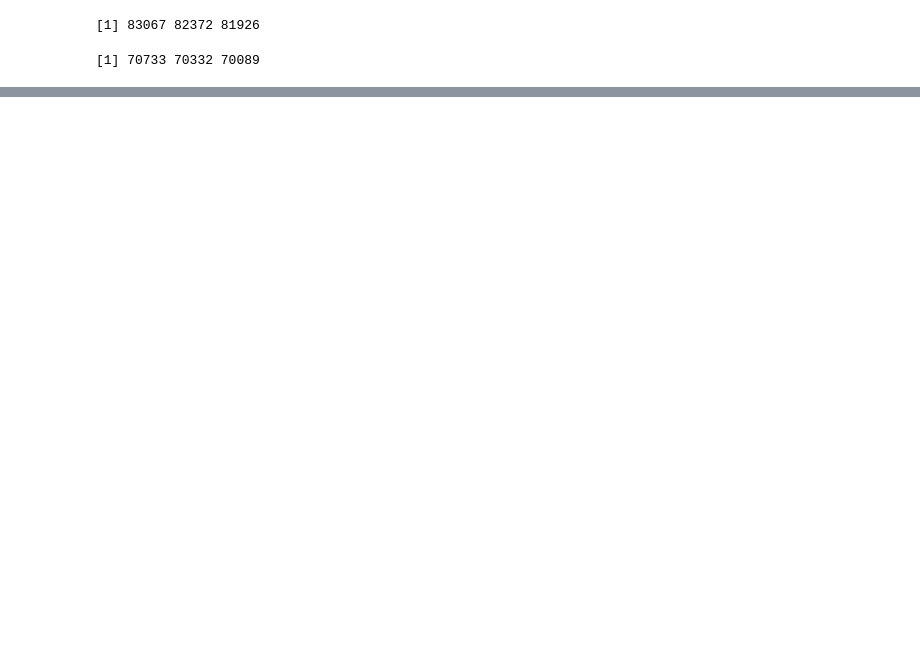
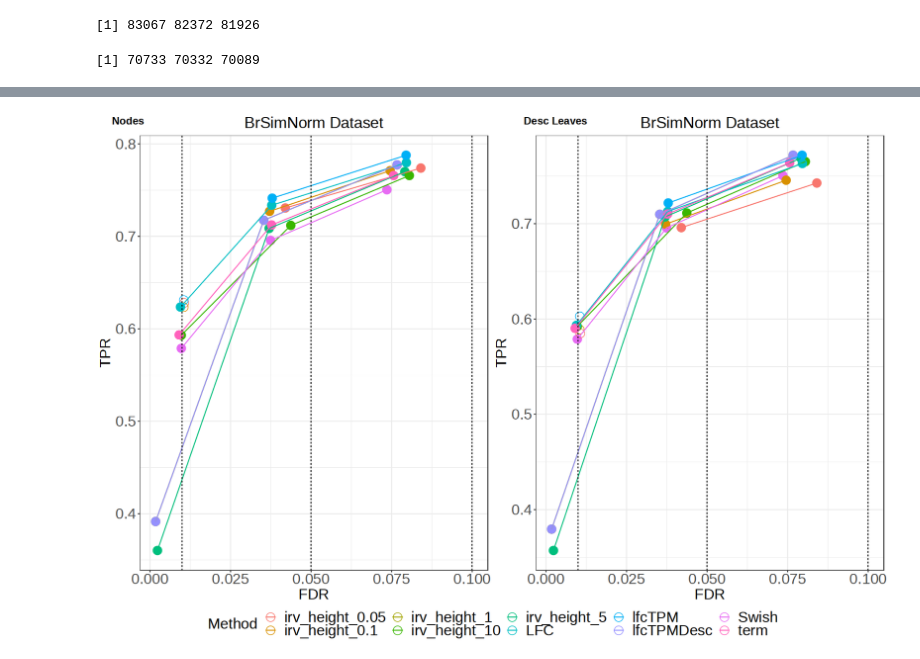
Before and after one commit to NPSDC/treeTerminusScripts, a Jupyter notebook: brain_simulation_nodtu/mode=gc_bias/post_type=gibbs_nrep=100_tf=100/tree_analysis/DE/DE_Cons.ipynb, the cells around one changed output, grey strips where cells are left out. Saved outputs shown, nothing was run; the diff lists cells and outputs as text; code cells hidden in the pictures; blank space fills up the shorter version.

```diff
--- a/brain_simulation_nodtu/mode=gc_bias/post_type=gibbs_nrep=100_tf=100/tree_analysis/DE/DE_Cons.ipynb
+++ b/brain_simulation_nodtu/mode=gc_bias/post_type=gibbs_nrep=100_tf=100/tree_analysis/DE/DE_Cons.ipynb
@@ -405,0 +679,4 @@ save(dfO, file=file.path(saveDir, "dfConsO.RData"))
+# %%
+ggarrange(pCons, pConsDesc, common.legend = T, labels = c("Nodes", "Desc Leaves"), legend = "bottom")
+# %% [output]
+[figure, added]
```
Also changed, not shown: parts of 28 cells of this notebook, 20 other files.
